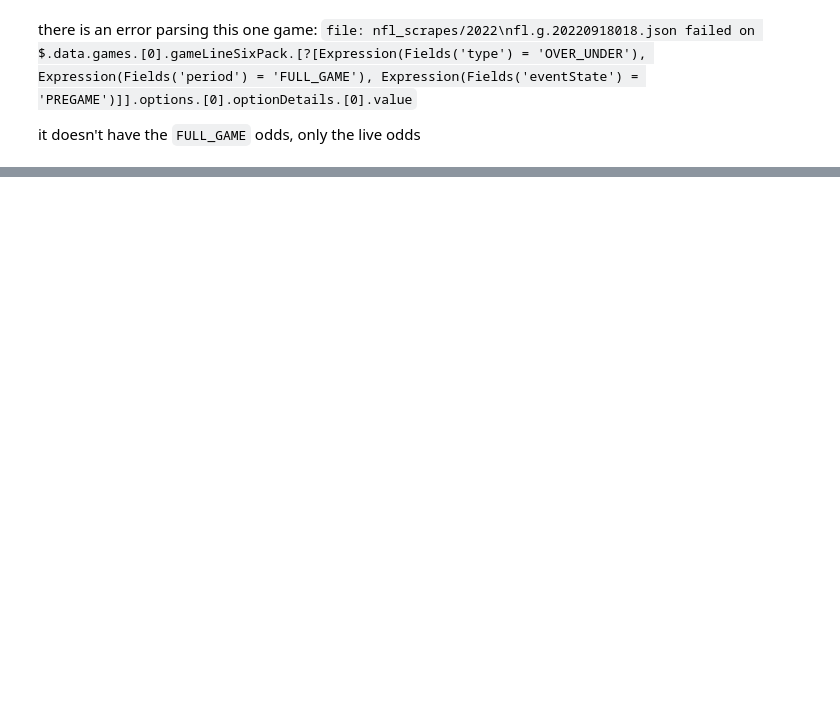
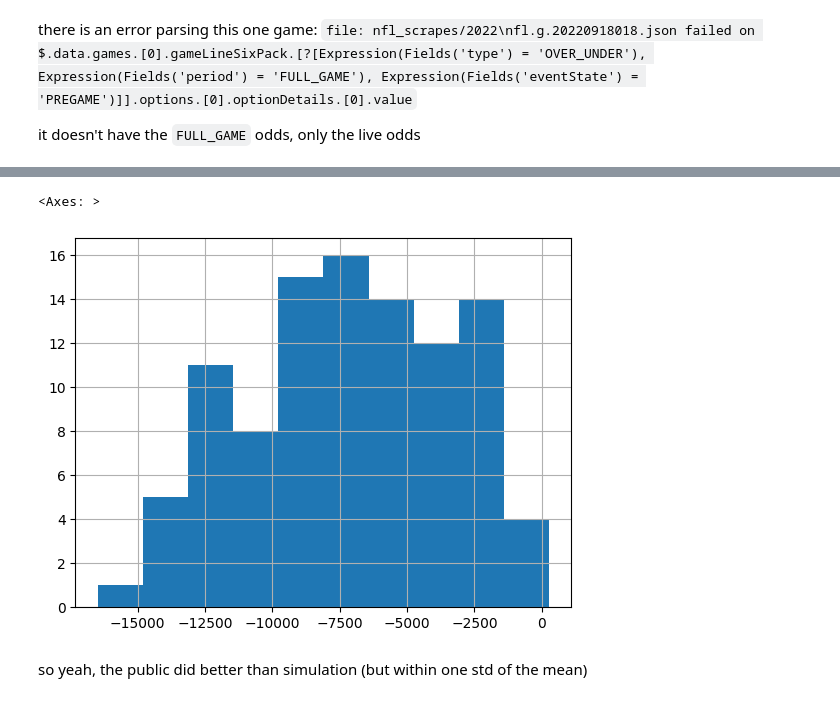
Before and after one commit to csdurfee/scrape_yahoo_odds, a Jupyter notebook: explore_football.ipynb, the cells around one changed output, grey strips where cells are left out. Drawn from its saved outputs; the diff is of its cells as text; code cells hidden in the pictures; blank space fills up the shorter version.

```diff
--- a/explore_football.ipynb
+++ b/explore_football.ipynb
@@ -446,0 +530,2 @@ Name: count, dtype: int64
+# %%
+df_money = add_money_columns(df_all.copy())
@@ -446,0 +569,2 @@ Name: count, dtype: int64
+# %%
+df_money['money_converted'] =  df_money.money_popular_odds.map(payout)
@@ -446,0 +688,27 @@ Name: count, dtype: int64
+# %%
+
+some_outcomes = []
+NUM_OUTCOMES = 100
+
+
+for run in range(NUM_OUTCOMES):
+    random_p_l = []
+    # simulate taking random money line picks, and betting $100 on them
+    for idx, row in df_money.iterrows():
+        # for each row, flip a virtual coin to decide side to take, then record whether it made/lost money
+        home_vs_away = rng.choice(["home", "away"])
+        won = row[f"money_{home_vs_away}_won"]
+        if won:
+            random_p_l.append(row[f"money_{home_vs_away}_payout"])
+        else:
+            random_p_l.append(-100)
+    some_outcomes.append(random_p_l)
+# %%
+outcomes = pd.Series(map(sum, some_outcomes))
+# %%
+outcomes.hist()
+# %% [output]
+<Axes: >
+[figure, added]
+# %% [markdown]
+so yeah, the public did better than simulation (but within one std of the mean)
```
Also changed, not shown: parts of 154 cells of this notebook.
